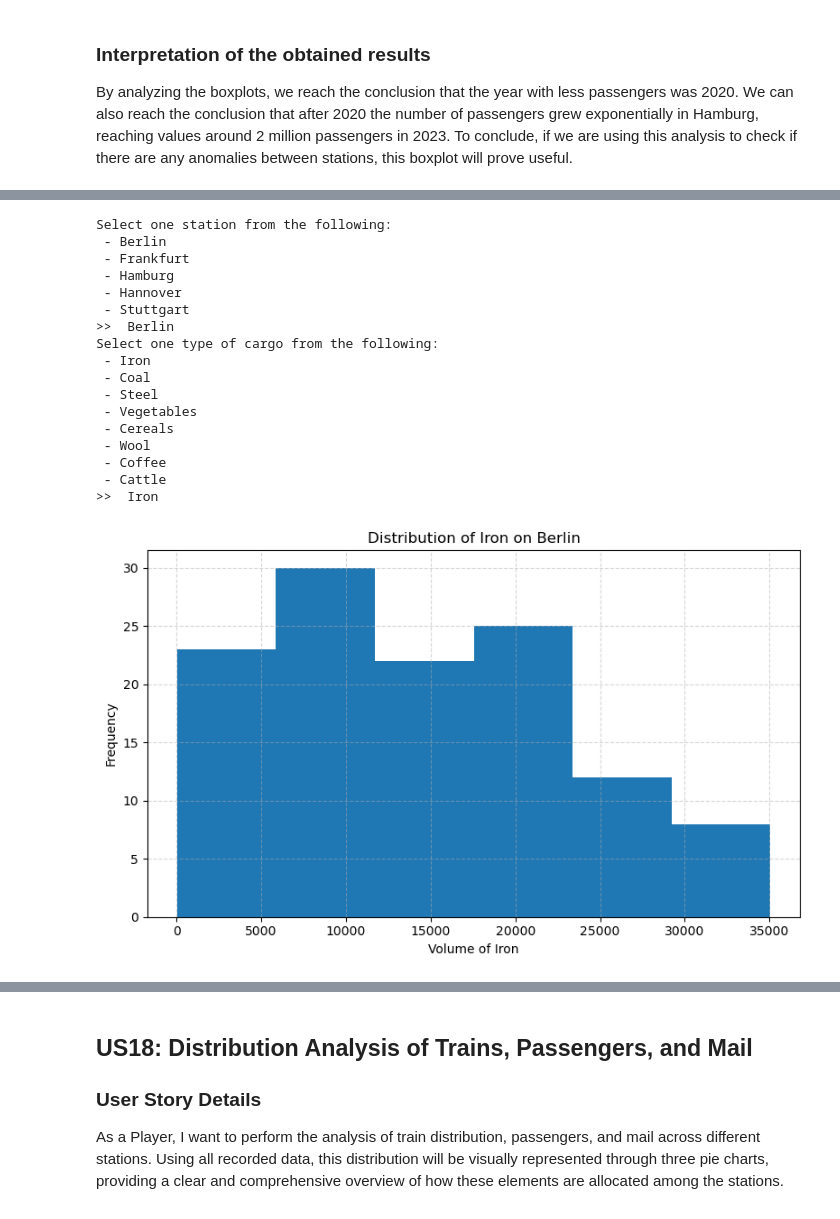
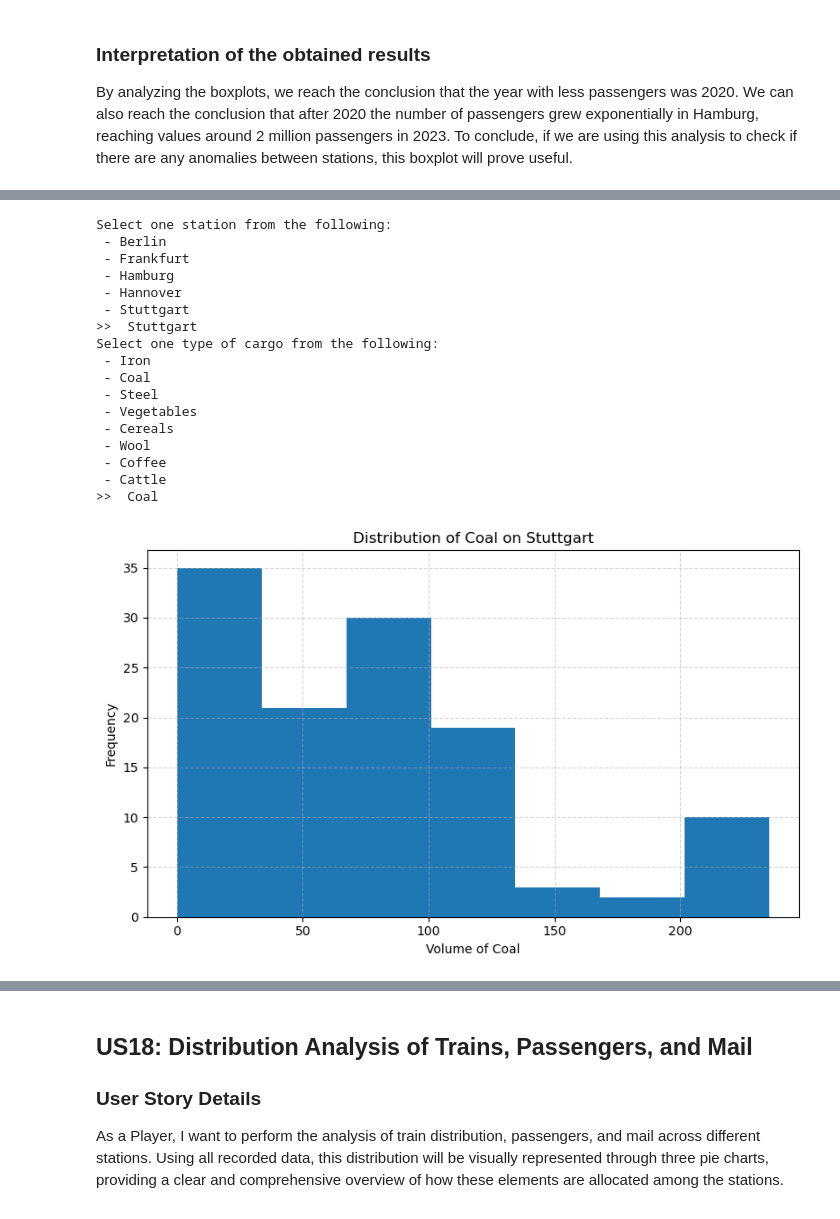
Before and after one commit to goncalolopesp/sem2-pi-24.25-g093-repo, a Jupyter notebook: docs/station-data-analysis/Station_Data_Analysis_G93.ipynb, the cells around one changed output, grey strips where cells are left out. Drawn from its saved outputs; the diff is of its cells as text; code cells hidden in the pictures.

```diff
--- a/docs/station-data-analysis/Station_Data_Analysis_G93.ipynb
+++ b/docs/station-data-analysis/Station_Data_Analysis_G93.ipynb
@@ -269,42 +288,41 @@ def plot_cargo_distribution(df: pd.DataFrame, station: str, cargo: str):
     bins = calc_fd_bins(data)
 
     plt.figure(figsize=(8, 5))
     plt.hist(data, bins=bins)
     plt.xlabel(f"Volume of {cargo}")
     plt.ylabel("Frequency")
     plt.title(f"Distribution of {cargo} on {station}")
     plt.grid(True, linestyle='--', alpha=0.5)
     plt.tight_layout()
     plt.show()
 
-if __name__ == "__main__":
-    df, cargo_cols = load_and_prepare_data('Stations_Data.csv')
+df, cargo_cols = load_and_prepare_data('Stations_Data.csv')
 
-    stations = sorted(df['Station'].unique())
-    station = choose_from_list("Select one station from the following:", stations)
+stations = sorted(df['Station'].unique())
+station = choose_from_list("Select one station from the following:", stations)
 
-    cargo = choose_from_list("Select one type of cargo from the following:", cargo_cols)
+cargo = choose_from_list("Select one type of cargo from the following:", cargo_cols)
 
-    plot_cargo_distribution(df, station, cargo)
+plot_cargo_distribution(df, station, cargo)
 # %% [output]
 Select one station from the following:
  - Berlin
  - Frankfurt
  - Hamburg
  - Hannover
  - Stuttgart
->>  Berlin
+>>  Stuttgart
 Select one type of cargo from the following:
  - Iron
  - Coal
  - Steel
  - Vegetables
  - Cereals
  - Wool
  - Coffee
  - Cattle
->>  Iron
+>>  Coal
-[figure, old version]
+[figure, new version]
 # %% [markdown]
 ### **Interpretation of the obtained results**
 
```
Also changed, not shown: parts of 3 cells of this notebook.
